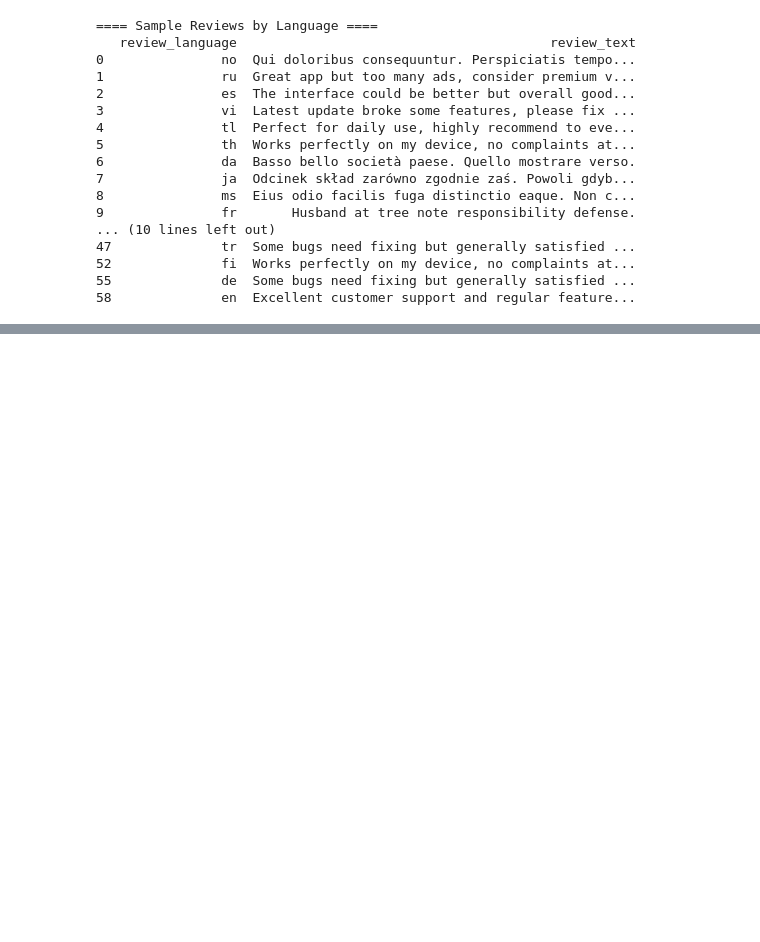
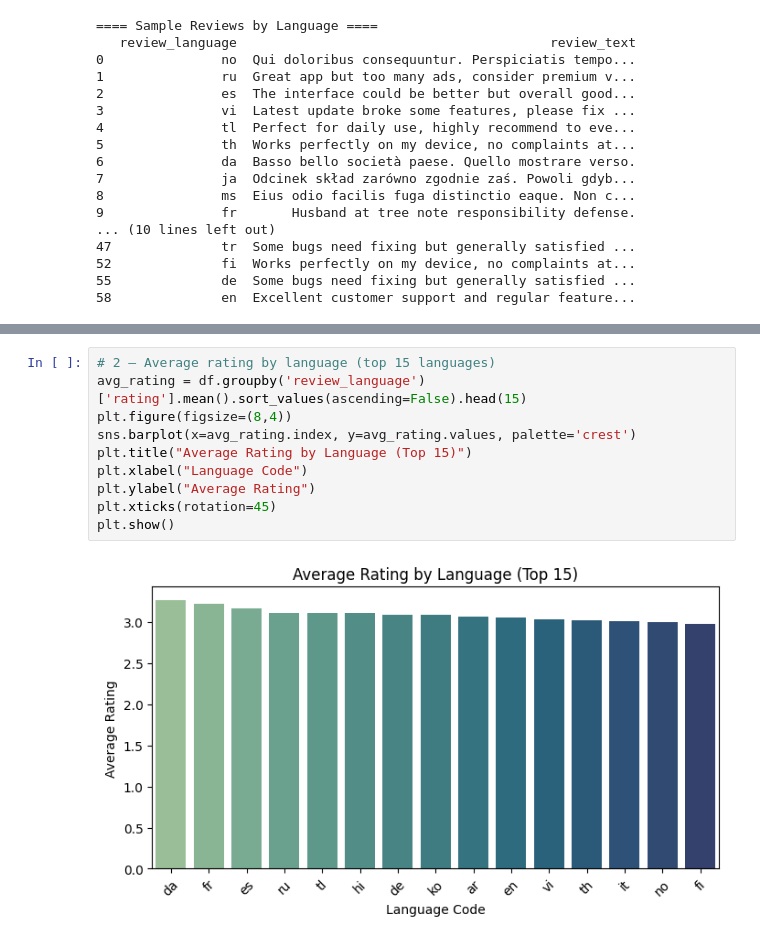
Before and after one commit to alabhastam/Multilingual-Mobile-App-Review-sentiment, a Jupyter notebook: main.ipynb, the cells around one changed output, grey strips where cells are left out. Cells and saved outputs as stored; diff of their text form; blank space fills up the shorter version.

```diff
--- a/main.ipynb
+++ b/main.ipynb
@@ -117,0 +178,12 @@ Multilingual transformer embeddings.
+# %%
+# 2 — Average rating by language (top 15 languages)
+avg_rating = df.groupby('review_language')['rating'].mean().sort_values(ascending=False).head(15)
+plt.figure(figsize=(8,4))
+sns.barplot(x=avg_rating.index, y=avg_rating.values, palette='crest')
+plt.title("Average Rating by Language (Top 15)")
+plt.xlabel("Language Code")
+plt.ylabel("Average Rating")
+plt.xticks(rotation=45)
+plt.show()
+# %% [output]
+[figure, added]
```
Also changed, not shown: parts of 11 cells of this notebook.
